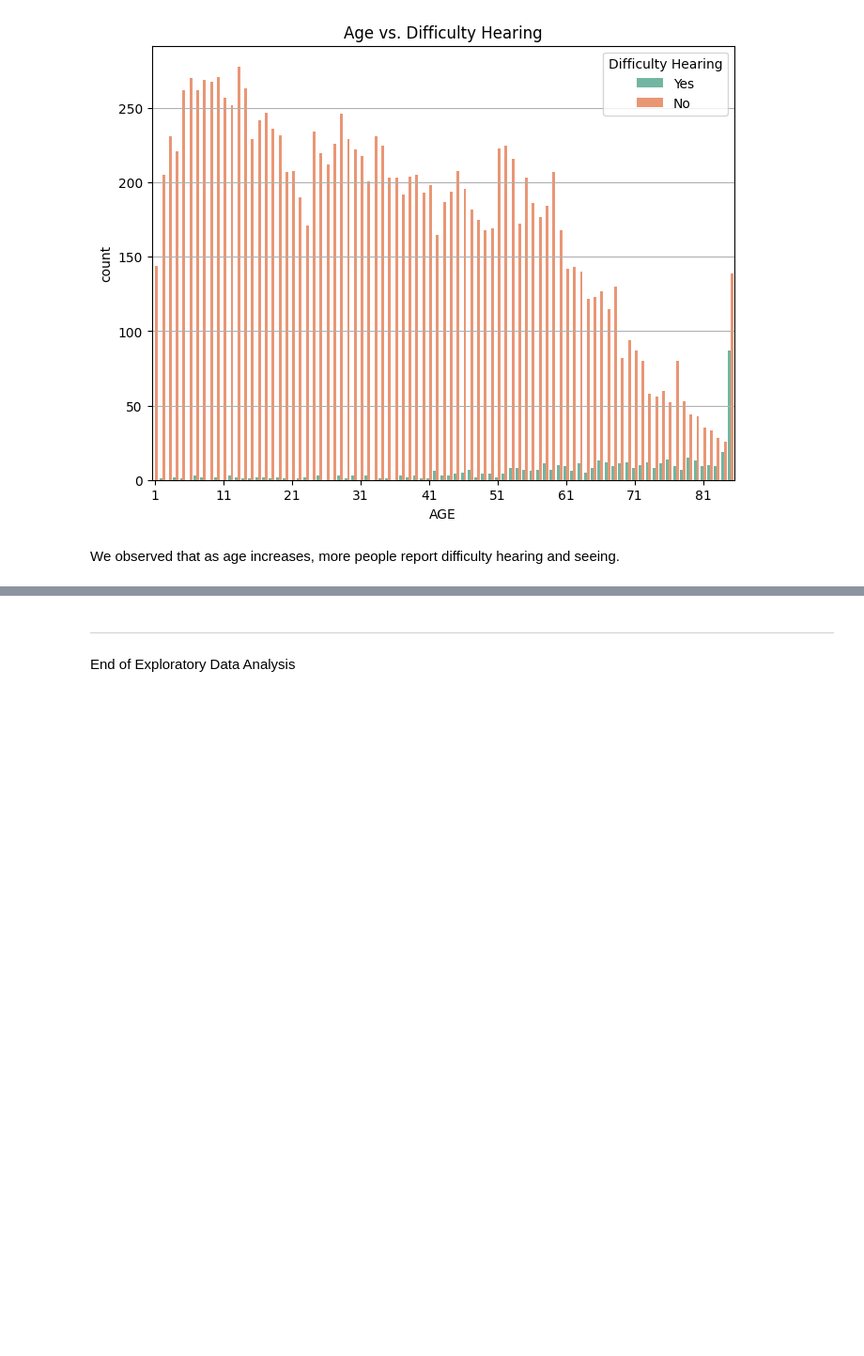
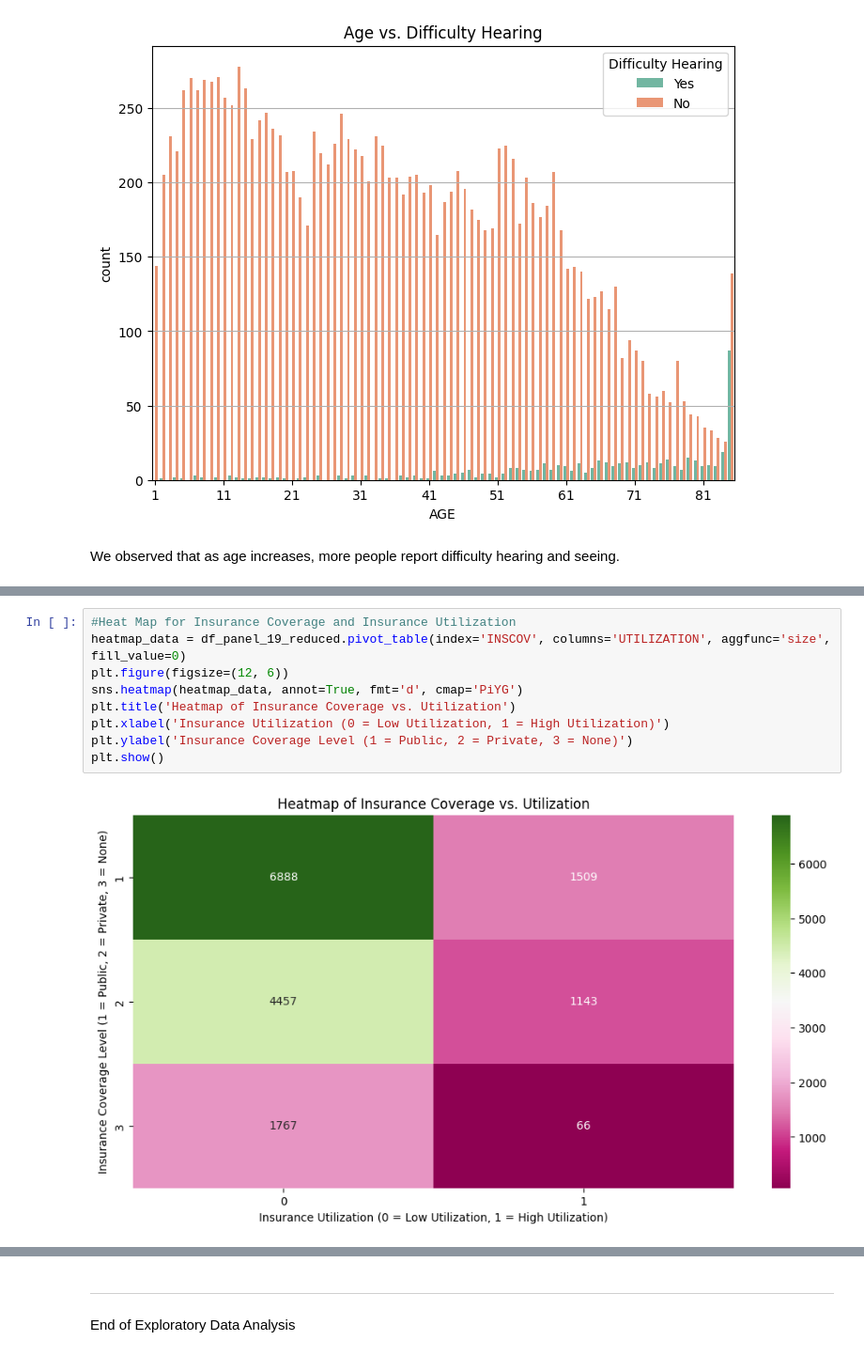
Before and after one commit to Cao1224/replication-project-AIF360, a Jupyter notebook: replication_project.ipynb, the cells around one changed output, grey strips where cells are left out. Shown at 94% size. Drawn from its saved outputs; the diff is of its cells as text; blank space fills up the shorter version.

Commit message:
update visualizations

```diff
--- a/replication_project.ipynb
+++ b/replication_project.ipynb
@@ -736,0 +755,11 @@ We observed that as age increases, more people report difficulty hearing and see
+# %%
+#Heat Map for Insurance Coverage and Insurance Utilization
+heatmap_data = df_panel_19_reduced.pivot_table(index='INSCOV', columns='UTILIZATION', aggfunc='size', fill_value=0)
+plt.figure(figsize=(12, 6))
+sns.heatmap(heatmap_data, annot=True, fmt='d', cmap='PiYG')
+plt.title('Heatmap of Insurance Coverage vs. Utilization')
+plt.xlabel('Insurance Utilization (0 = Low Utilization, 1 = High Utilization)')
+plt.ylabel('Insurance Coverage Level (1 = Public, 2 = Private, 3 = None)')
+plt.show()
+# %% [output]
+[figure, added]
```
Also changed, not shown: parts of 23 cells of this notebook.
